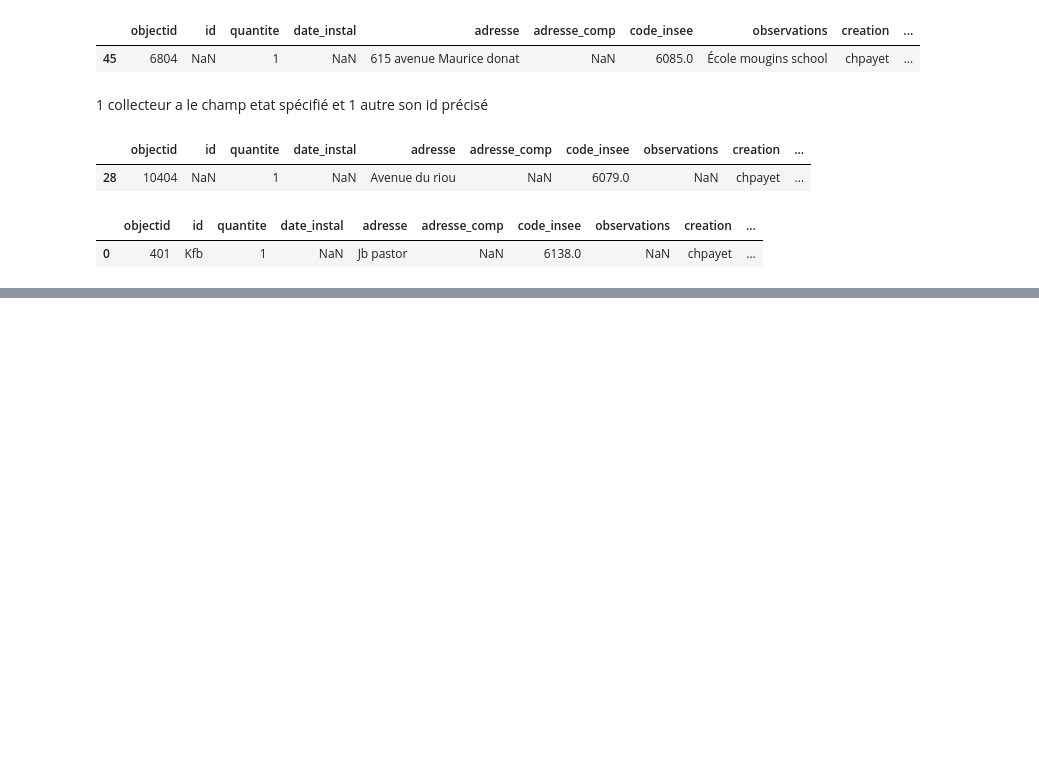
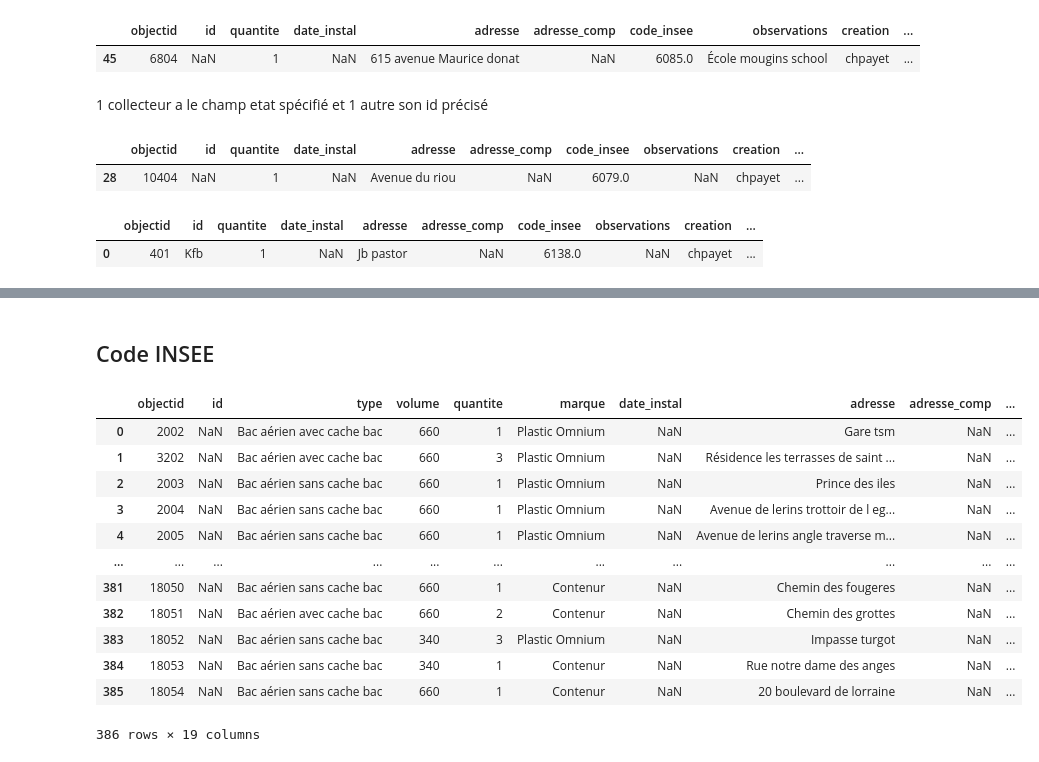
Before and after one commit to antjacquemin/cliiinkv0, a Jupyter notebook: src/DataViz.ipynb, the cells around one changed output, grey strips where cells are left out. Saved outputs shown, nothing was run; the diff lists cells and outputs as text; code cells hidden in the pictures; blank space fills up the shorter version.

```diff
--- a/src/DataViz.ipynb
+++ b/src/DataViz.ipynb
@@ -1055,0 +1065,2 @@ dataVetement[dataVetement.id.notna()]
+# %%
+dataOM.loc[253, 'code_insee'] = 6029.0
@@ -1055,0 +1116,3 @@ dataVetement[dataVetement.id.notna()]
+# %%
+# Valeur estimée par comparaison de sa photographie (ATT1214_Photo1.jpg obtenue par recoupage avec son GUID {26C0D5E8-5A31-4B7E-B802-F1CDFBCF5270}) avec les autres photographies
+dataOM.loc[24, "volume"] = "120 L"
@@ -1055,0 +1132,5 @@ dataVetement[dataVetement.id.notna()]
+# %%
+dataOM.loc[108, "volume"] = "3 m3" #ATT4417_Photo1
+dataOM.loc[232, "volume"] = "3 m3" #ATT7220_Photo1
+dataOM.loc[242, "volume"] = "3 m3" #ATT7224_Photo1 comparé à ATT5227_Photo1
+dataOM.loc[336, "volume"] = "3 m3" #ATT14448_Photo1 comparé à ATT6428_Photo1
@@ -1055,0 +1252,19 @@ dataVetement[dataVetement.id.notna()]
+# %% [markdown]
+## Code INSEE
+# %%
+# Exemple avant conversion
+dataOM
+# %% [output]
+|  | objectid | id | type | volume | quantite | marque | date_instal | adresse | adresse_comp | ... |
+| 0 | 2002 | NaN | Bac aérien avec cache bac | 660 | 1 | Plastic Omnium | NaN | Gare tsm | NaN | ... |
+| 1 | 3202 | NaN | Bac aérien avec cache bac | 660 | 3 | Plastic Omnium | NaN | Résidence les terrasses de saint ... | NaN | ... |
+| 2 | 2003 | NaN | Bac aérien sans cache bac | 660 | 1 | Plastic Omnium | NaN | Prince des iles | NaN | ... |
+| 3 | 2004 | NaN | Bac aérien sans cache bac | 660 | 1 | Plastic Omnium | NaN | Avenue de lerins trottoir de l eg... | NaN | ... |
+| 4 | 2005 | NaN | Bac aérien sans cache bac | 660 | 1 | Plastic Omnium | NaN | Avenue de lerins angle traverse m... | NaN | ... |
+| ... | ... | ... | ... | ... | ... | ... | ... | ... | ... | ... |
+| 381 | 18050 | NaN | Bac aérien sans cache bac | 660 | 1 | Contenur | NaN | Chemin des fougeres | NaN | ... |
+| 382 | 18051 | NaN | Bac aérien avec cache bac | 660 | 2 | Contenur | NaN | Chemin des grottes | NaN | ... |
+| 383 | 18052 | NaN | Bac aérien sans cache bac | 340 | 3 | Plastic Omnium | NaN | Impasse turgot | NaN | ... |
+| 384 | 18053 | NaN | Bac aérien sans cache bac | 340 | 1 | Contenur | NaN | Rue notre dame des anges | NaN | ... |
+| 385 | 18054 | NaN | Bac aérien sans cache bac | 660 | 1 | Contenur | NaN | 20 boulevard de lorraine | NaN | ... |
+386 rows × 19 columns
```
Also changed, not shown: parts of 50 cells of this notebook.
